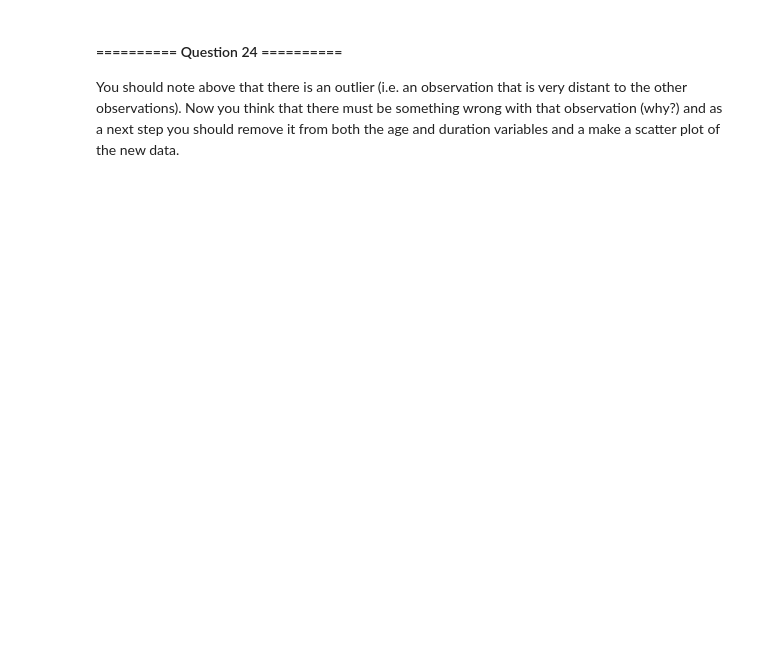
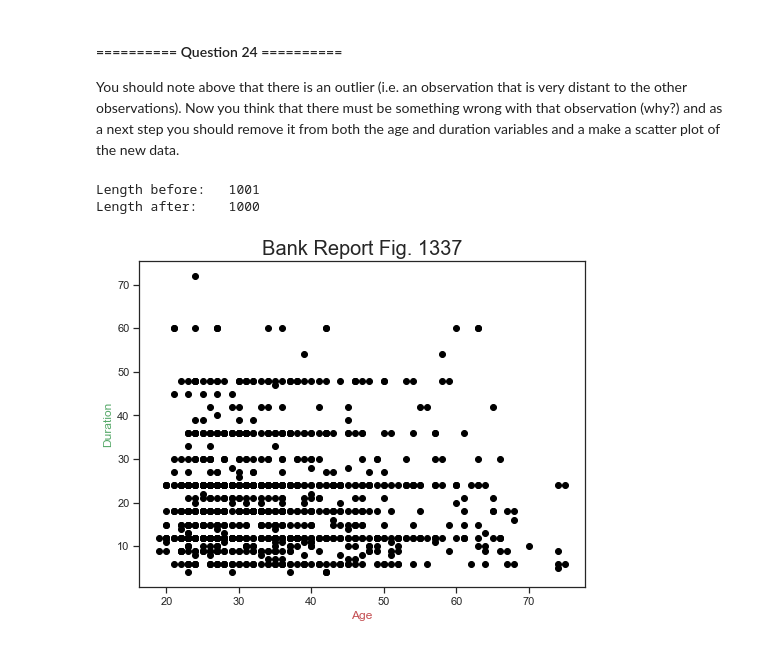
Before and after one commit to larswe/introductory-applied-machine-learning, a Jupyter notebook: Labs/00 - Introduction.ipynb, the cells around one changed output. Saved outputs shown, nothing was run; the diff lists cells and outputs as text; code cells hidden in the pictures; blank space fills up the shorter version.

```diff
--- a/Labs/00 - Introduction.ipynb
+++ b/Labs/00 - Introduction.ipynb
@@ -1661,0 +1671,12 @@ You should note above that there is an outlier (i.e. an observation that is very
+# %%
+# A negative credit duration makes no sense, so we remove the faulty data point
+
+print("Length before:\t", len(credit.index))
+credit_clean = credit[credit["Age"] >= 0]
+print("Length after:\t", len(credit_clean.index))
+
+scatter_age_duration(credit_clean)
+# %% [output]
+Length before:   1001
+Length after:    1000
+[figure, added]
```
Also changed, not shown: parts of 3 cells of this notebook.
